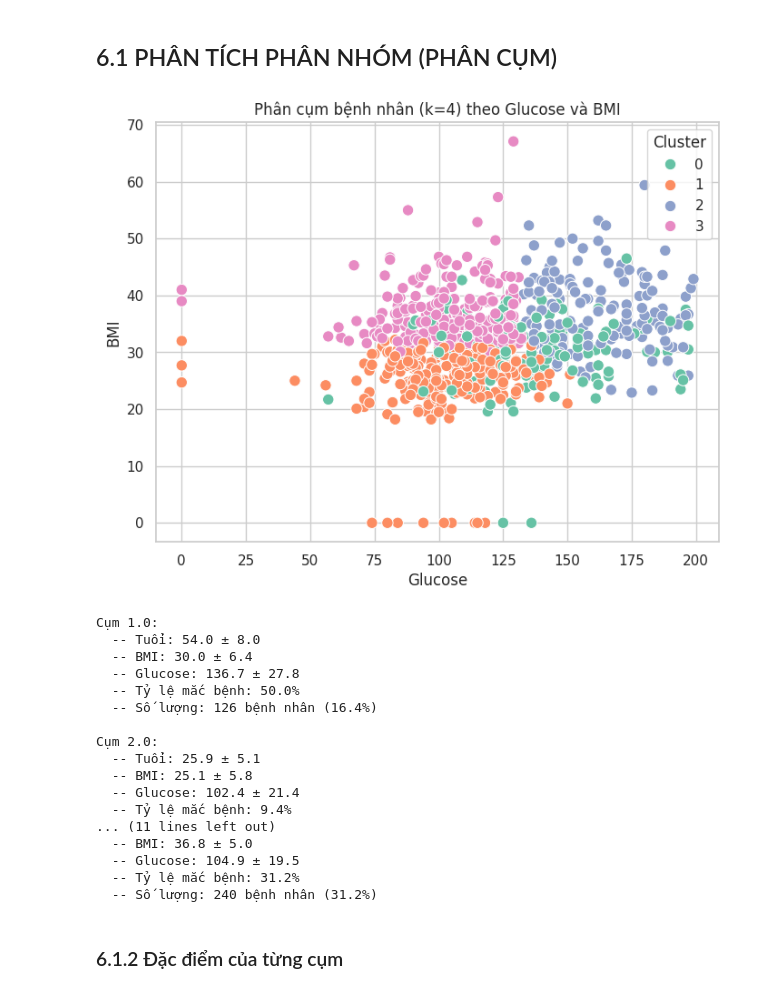
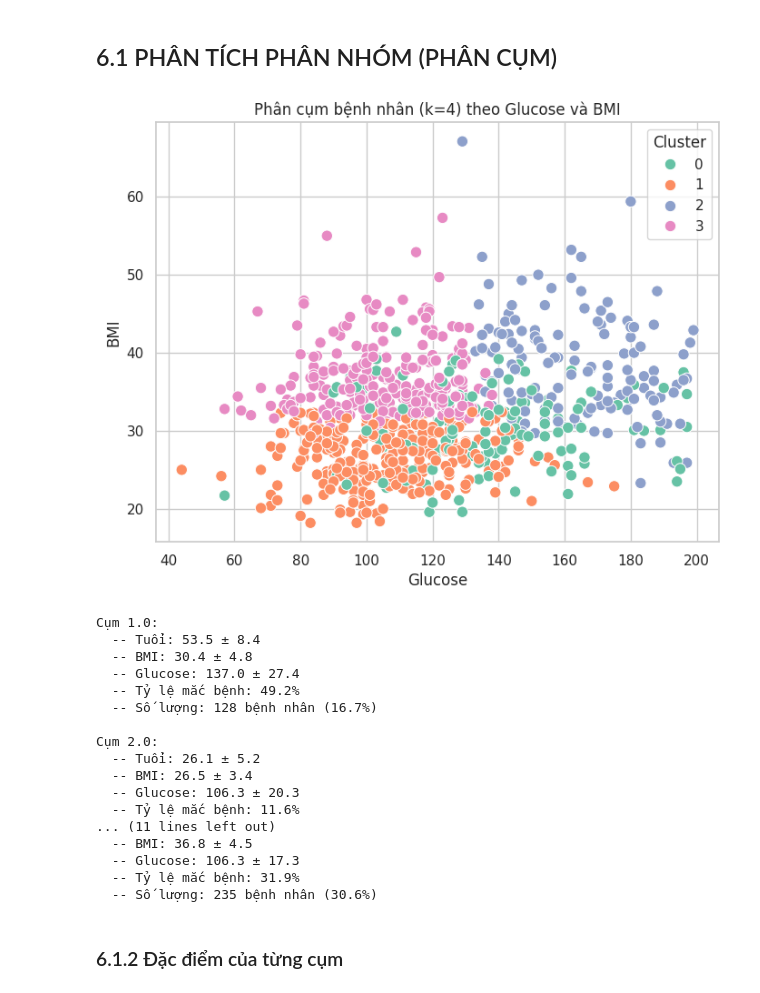
Before and after one commit to ThienBao224/Data_Analytics, a Jupyter notebook: exercises/lab3/pima_indians.ipynb, the cells around one changed output. Drawn from its saved outputs; the diff is of its cells as text; code cells hidden in the pictures.

```diff
--- a/exercises/lab3/pima_indians.ipynb
+++ b/exercises/lab3/pima_indians.ipynb
@@ -30,3 +32,18 @@ df = pd.read_csv("/content/drive/MyDrive/PTDL/lab3/pima-indians-diabetes.csv",
+# %%
+from sklearn.impute import KNNImputer
+
+# Các cột có giá trị 0 không hợp lý
+cols_with_zeros = ["Glucose", "BloodPressure", "SkinThickness", "Insulin", "BMI"]
+
+# B1: Thay 0 -> NaN
+df[cols_with_zeros] = df[cols_with_zeros].replace(0, np.nan)
+
+# B2: Điền missing
+## Cách 1: median
+
+df_median = df.copy()
+for col in cols_with_zeros:
+    df_median[col] = df_median[col].fillna(df_median[col].median())
 # %% [markdown]
 Đổi màu cho biểu đồ
 # %%
@@ -235,63 +269,64 @@ display(vif_data.sort_values(by="VIF", ascending=False))
 # %% [markdown]
 ## 6.1 PHÂN TÍCH PHÂN NHÓM (PHÂN CỤM)
 # %%
+# 1. Chọn đặc trưng để phân cụm
+X = df_median[["Age", "BMI", "Glucose"]]
 
-# 2. Chuẩn hóa dữ liệu với 3 đặc trưng đại diện
-X = df[["Age", "BMI", "Glucose"]]
+# 2. Chuẩn hóa dữ liệu
 scaler = StandardScaler()
 X_scaled = scaler.fit_transform(X)
 
-# 3. Phân cụm K-means với k=4
+# 3. Phân cụm KMeans
 kmeans = KMeans(n_clusters=4, random_state=42, n_init=10)
-df["Cluster"] = kmeans.fit_predict(X_scaled)
+df_median["Cluster"] = kmeans.fit_predict(X_scaled)
 
 # 4. Scatter plot trực quan
 plt.figure(figsize=(8,6))
-sns.scatterplot(x=df["Glucose"], y=df["BMI"], hue=df["Cluster"], palette="Set2", s=80)
+sns.scatterplot(x=df_median["Glucose"], y=df_median["BMI"], hue=df_median["Cluster"], palette="Set2", s=80)
 plt.title("Phân cụm bệnh nhân (k=4) theo Glucose và BMI")
 plt.show()
 
-# 5. Tính trung bình, độ lệch chuẩn, tỷ lệ bệnh theo cụm
-summary = df.groupby("Cluster").agg({
+# 5. Tính thống kê từng cụm
+summary = df_median.groupby("Cluster").agg({
     "Age": ["mean", "std"],
     "BMI": ["mean", "std"],
     "Glucose": ["mean", "std"],
     "Outcome": "mean"
 })
 summary.columns = ["Age_mean", "Age_std", "BMI_mean", "BMI_std", "Glucose_mean", "Glucose_std", "Disease_rate"]
 summary = summary.reset_index()
 
-# 6. Thêm số lượng & phần trăm
-cluster_counts = df["Cluster"].value_counts().sort_index()
+# 6. Thêm số lượng và phần trăm bệnh nhân
+cluster_counts = df_median["Cluster"].value_counts().sort_index()
 summary["n"] = cluster_counts.values
-summary["percent"] = (cluster_counts.values / len(df) * 100).round(1)
+summary["percent"] = (cluster_counts.values / len(df_median) * 100).round(1)
 
 # 7. In ra thông tin từng cụm
 for i, row in summary.iterrows():
     print(f"Cụm {row['Cluster']+1}:")
     print(f"  -- Tuổi: {row['Age_mean']:.1f} ± {row['Age_std']:.1f}")
     print(f"  -- BMI: {row['BMI_mean']:.1f} ± {row['BMI_std']:.1f}")
     print(f"  -- Glucose: {row['Glucose_mean']:.1f} ± {row['Glucose_std']:.1f}")
     print(f"  -- Tỷ lệ mắc bệnh: {row['Disease_rate']*100:.1f}%")
     print(f"  -- Số lượng: {int(row['n'])} bệnh nhân ({row['percent']}%)\n")
 # %% [output]
-[figure, old version]
+[figure, new version]
 Cụm 1.0:
-  -- Tuổi: 54.0 ± 8.0
-  -- BMI: 30.0 ± 6.4
-  -- Glucose: 136.7 ± 27.8
-  -- Tỷ lệ mắc bệnh: 50.0%
-  -- Số lượng: 126 bệnh nhân (16.4%)
+  -- Tuổi: 53.5 ± 8.4
+  -- BMI: 30.4 ± 4.8
+  -- Glucose: 137.0 ± 27.4
+  -- Tỷ lệ mắc bệnh: 49.2%
+  -- Số lượng: 128 bệnh nhân (16.7%)
 
 Cụm 2.0:
-  -- Tuổi: 25.9 ± 5.1
-  -- BMI: 25.1 ± 5.8
-  -- Glucose: 102.4 ± 21.4
-  -- Tỷ lệ mắc bệnh: 9.4%
+  -- Tuổi: 26.1 ± 5.2
+  -- BMI: 26.5 ± 3.4
+  -- Glucose: 106.3 ± 20.3
+  -- Tỷ lệ mắc bệnh: 11.6%
 ... (11 lines left out)
-  -- BMI: 36.8 ± 5.0
-  -- Glucose: 104.9 ± 19.5
-  -- Tỷ lệ mắc bệnh: 31.2%
-  -- Số lượng: 240 bệnh nhân (31.2%)
+  -- BMI: 36.8 ± 4.5
+  -- Glucose: 106.3 ± 17.3
+  -- Tỷ lệ mắc bệnh: 31.9%
+  -- Số lượng: 235 bệnh nhân (30.6%)
 # %% [markdown]
 ### 6.1.2 Đặc điểm của từng cụm
```
Also changed, not shown: parts of 22 cells of this notebook.
